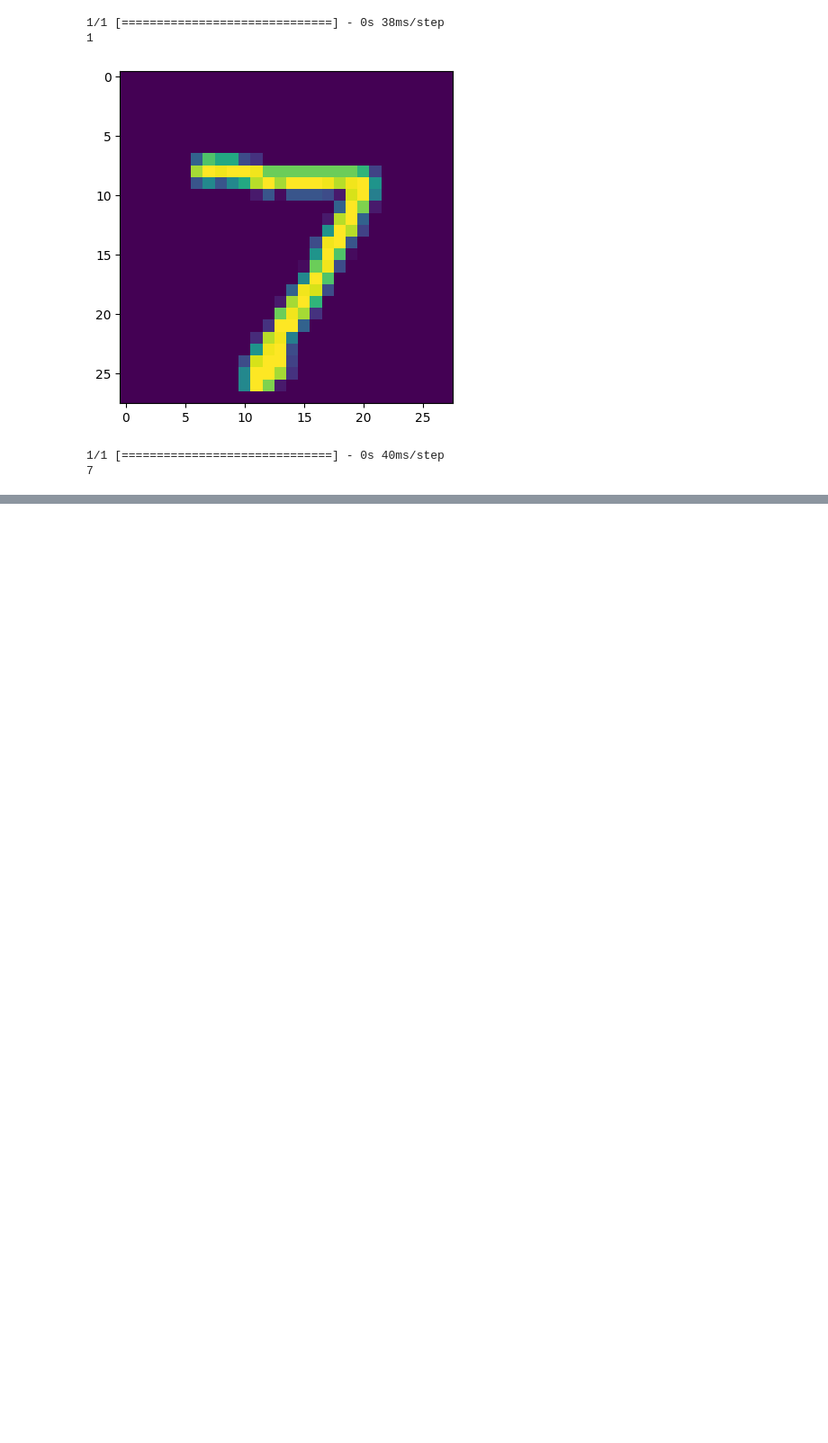
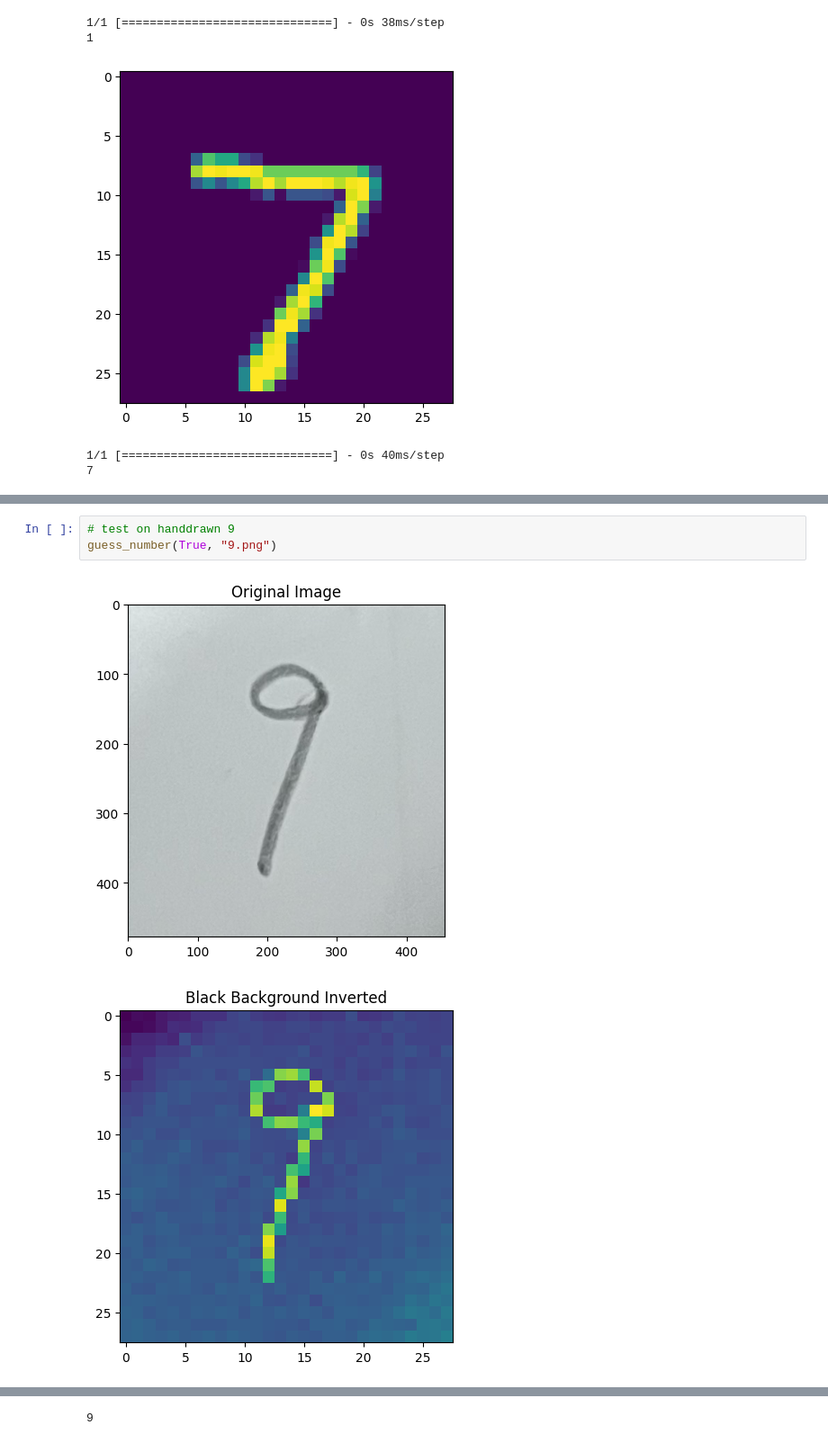
Before and after one commit to galegoer/face-detection, a Jupyter notebook: Handwritten Digit Classification.ipynb, the cells around one changed output, grey strips where cells are left out. Shown at 90% size. Drawn from its saved outputs; the diff is of its cells as text; blank space fills up the shorter version.

```diff
--- a/Handwritten Digit Classification.ipynb
+++ b/Handwritten Digit Classification.ipynb
@@ -184,0 +299,6 @@ predict_img('from_dataset.png')
+# %%
+# test on handdrawn 9
+guess_number(True, "9.png")
+# %% [output]
+[figure, added]
+[figure, added]
@@ -184,0 +309 @@ predict_img('from_dataset.png')
+9
```
Also changed, not shown: parts of 7 cells of this notebook, 2 other files.
